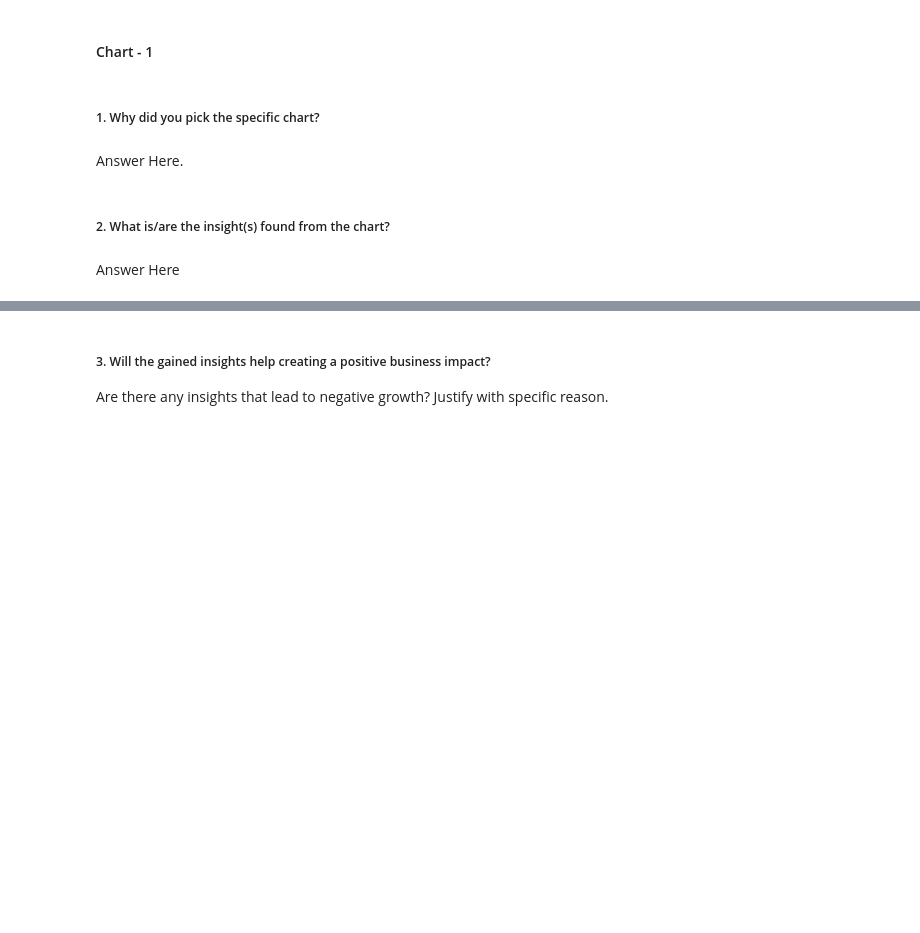
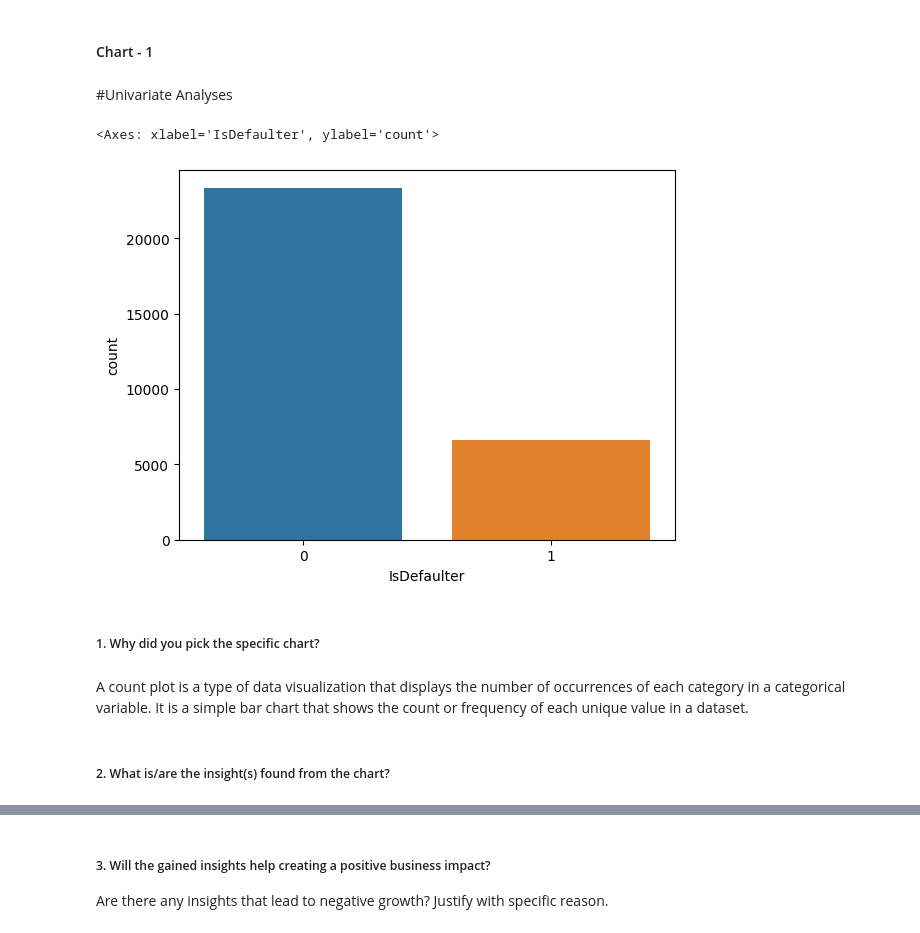
Before and after one commit to subhashsomarouthu/Credit_Card_Default_Prediction, a Jupyter notebook: Credit_Card_Default_Prediction.ipynb, the cells around one changed output, grey strips where cells are left out. Cells and saved outputs as stored; diff of their text form; code cells hidden in the pictures; blank space fills up the shorter version.

```diff
--- a/Credit_Card_Default_Prediction.ipynb
+++ b/Credit_Card_Default_Prediction.ipynb
@@ -384,9 +398,9 @@ default payment next month: Default payment
 # Write your code to make your dataset analysis ready.
 #let me save my original dataset by making a copy
 
-df_original=df.copy()
+df_copy=df.copy()
 
-df_original.head()
+df_copy.head()
 # %% [output]
 |  | ID | LIMIT_BAL | SEX | EDUCATION | MARRIAGE | AGE | PAY_0 | PAY_2 | PAY_3 | PAY_4 | ... |
 | 0 | 1 | 20000 | 2 | 2 | 1 | 24 | 2 | 2 | -1 | -1 | ... |
@@ -397,8 +411,8 @@ df_original.head()
 5 rows × 25 columns
 # %%
 #renaming of columns for better understanding in visualization
-df.rename(columns={'default payment next month' : 'IsDefaulter'}, inplace=True)
-df.rename(columns={'PAY_0':'PAY_SEPT','PAY_2':'PAY_AUG','PAY_3':'PAY_JUL','PAY_4':'PAY_JUN','PAY_5':'PAY_MAY','PAY_6':'PAY_APR'},inplace=True)
-df.rename(columns={'BILL_AMT1':'BILL_AMT_SEPT','BILL_AMT2':'BILL_AMT_AUG','BILL_AMT3':'BILL_AMT_JUL','BILL_AMT4':'BILL_AMT_JUN','BILL_AMT5':'BILL_AMT_MAY','BILL_AMT6':'BILL_AMT_APR'}, inplace = True)
-df.rename(columns={'PAY_AMT1':'PAY_AMT_SEPT','PAY_AMT2':'PAY_AMT_AUG','PAY_AMT3':'PAY_AMT_JUL','PAY_AMT4':'PAY_AMT_JUN','PAY_AMT5':'PAY_AMT_MAY','PAY_AMT6':'PAY_AMT_APR'},inplace=True)
+df_copy.rename(columns={'default payment next month' : 'IsDefaulter'}, inplace=True)
+df_copy.rename(columns={'PAY_0':'PAY_SEPT','PAY_2':'PAY_AUG','PAY_3':'PAY_JUL','PAY_4':'PAY_JUN','PAY_5':'PAY_MAY','PAY_6':'PAY_APR'},inplace=True)
+df_copy.rename(columns={'BILL_AMT1':'BILL_AMT_SEPT','BILL_AMT2':'BILL_AMT_AUG','BILL_AMT3':'BILL_AMT_JUL','BILL_AMT4':'BILL_AMT_JUN','BILL_AMT5':'BILL_AMT_MAY','BILL_AMT6':'BILL_AMT_APR'}, inplace = True)
+df_copy.rename(columns={'PAY_AMT1':'PAY_AMT_SEPT','PAY_AMT2':'PAY_AMT_AUG','PAY_AMT3':'PAY_AMT_JUL','PAY_AMT4':'PAY_AMT_JUN','PAY_AMT5':'PAY_AMT_MAY','PAY_AMT6':'PAY_AMT_APR'},inplace=True)
 # %%
@@ -413,10 +427,10 @@ df.head()
 5 rows × 25 columns
 # %%
 # Replace values in SEX, MARRIAGE and EDUCATION variables, refering the dataset description for better visualization and understanding.
-df['SEX'] = df['SEX'].replace({1:'Male', 2:'Female'})
-df['EDUCATION'] = df['EDUCATION'].replace({1:'Graduation', 2:'University', 3:'High_School', 0:'Others', 4:'Others', 5:'Others', 6:'Others'})
-df['MARRIAGE'] = df['MARRIAGE'].replace({ 0:'Others', 1:'Married', 2:'Single', 3:'Divorce'})
-df.head()
+df_copy['SEX'] = df['SEX'].replace({1:'Male', 2:'Female'})
+df_copy['EDUCATION'] = df['EDUCATION'].replace({1:'Graduation', 2:'University', 3:'High_School', 0:'Others', 4:'Others', 5:'Others', 6:'Others'})
+df_copy['MARRIAGE'] = df['MARRIAGE'].replace({ 0:'Others', 1:'Married', 2:'Single', 3:'Divorce'})
+df_copy.head()
 # %% [output]
 |  | ID | LIMIT_BAL | SEX | EDUCATION | MARRIAGE | AGE | PAY_SEPT | PAY_AUG | PAY_JUL | PAY_JUN | ... |
 | 0 | 1 | 20000 | Female | University | Married | 24 | 2 | 2 | -1 | -1 | ... |
@@ -440,8 +463,16 @@ Now my dataset is ready for visualization
+# %% [markdown]
+#Univariate Analyses
+# %%
+# Chart - 1 visualization code
+#Visualizing dependent variable isDefaulter to see for any imbalances in data.
+
+sns.countplot(x='IsDefaulter',data=df_copy)
+# %% [output]
+<Axes: xlabel='IsDefaulter', ylabel='count'>
+[figure, added]
 # %% [markdown]
 ##### 1. Why did you pick the specific chart?
-# %% [markdown]
-Answer Here.
+# %% [markdown]
+A count plot is a type of data visualization that displays the number of occurrences of each category in a categorical variable. It is a simple bar chart that shows the count or frequency of each unique value in a dataset.
 # %% [markdown]
 ##### 2. What is/are the insight(s) found from the chart?
-# %% [markdown]
-Answer Here
```
Also changed, not shown: parts of 38 cells of this notebook.
